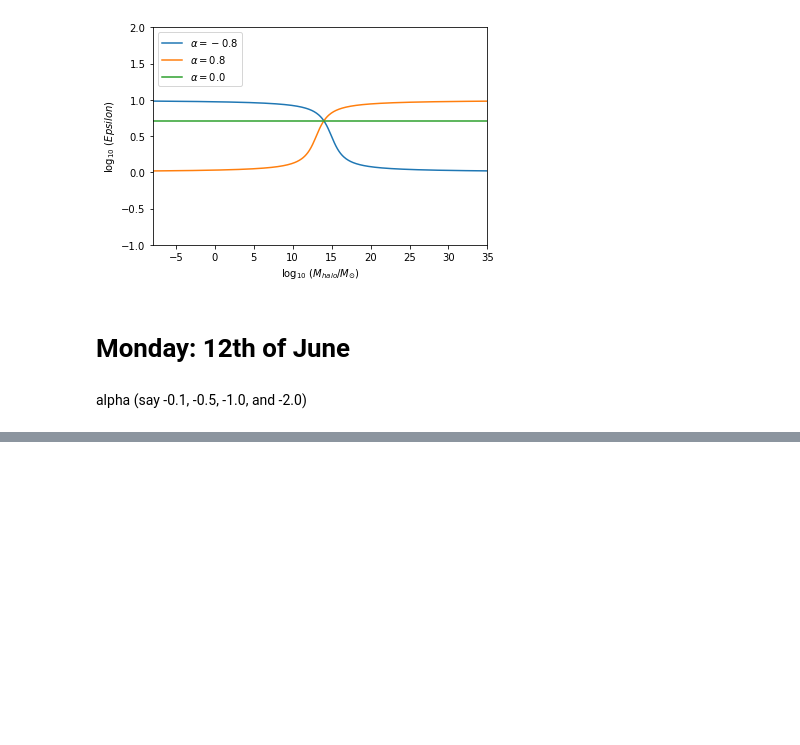
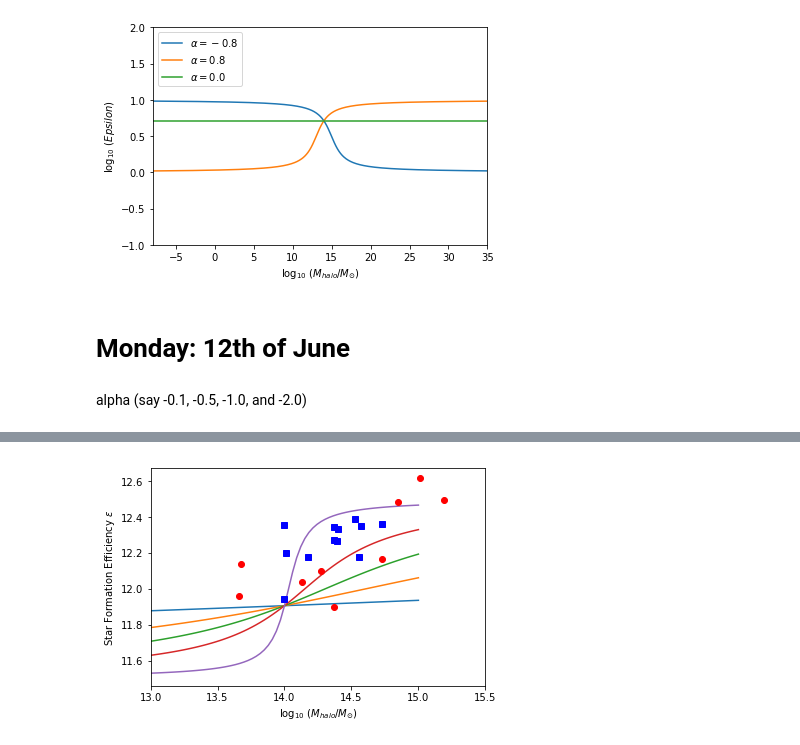
Before and after one commit to moustakas/siena-astrophysics, a Jupyter notebook: summer2017/ghadeer/jojoS2017.ipynb, the cells around one changed output, grey strips where cells are left out. Drawn from its saved outputs; the diff is of its cells as text; code cells hidden in the pictures; blank space fills up the shorter version.

```diff
--- a/summer2017/ghadeer/jojoS2017.ipynb
+++ b/summer2017/ghadeer/jojoS2017.ipynb
@@ -607,0 +678,33 @@ efficiency_plot(logMhalo, alpha, epsilon0=0.5)
+# %%
+def getlogEpsilon(logMhalo, epsilon0=0.1, alpha=0.1, Mscale=1E14):
+    logEpsilon = np.arctan(np.log10(epsilon0) + alpha * logMhalo - alpha * np.log10(Mscale))/np.pi + 24/2
+    return logEpsilon
+# %%
+alpha = np.array([0.1, 0.5, 1.0, 2.0, 10])
+# %%
+M500_K = (np.array([15.6, 10.3, 7, 5.34, 2.35, 1.86, 1.34, 0.46, 0.47])*1e14)
+MBCG_K = (np.array([3.12, 4.14, 3.06, 1.47, 0.79, 1.26, 1.09, 0.91, 1.38])*1e12)
+
+M500_G = (np.array([2.35, 5.37, 0.99, 3.6, 3.73, 1.03, 0.99, 3.37, 2.36, 2.51, 2.47, 1.51])*1e14)
+LBCG_ICL_G = (np.array([0.84, 0.87, 0.33, 0.57, 0.85, 0.60, 0.86, 0.93, 0.71, 0.81, 0.7, 0.57])*2.65*1e12)
+# %%
+def efficiency_plot(logMhalo, alpha, epsilon0):
+    fig, ax = plt.subplots()
+    for ee in alpha:
+        ax.plot(logMhalo, getlogEpsilon(logMhalo, alpha=ee, epsilon0=epsilon0), label=r'$\alpha = {:.1f}$'.format(ee))
+
+    ax.plot(np.log10(M500_K), np.log10(MBCG_K),'ro', label="Kravtsov+  14")
+    ax.plot(np.log10(M500_G), np.log10(LBCG_ICL_G),'bs', label="Gonzalez+  13")
+    #ax.legend(loc='lower left')
+    ax.set_xlabel(r'$\log_{10}\ (M_{halo} / M_{\odot})$')
+    ax.set_ylabel(r'Star Formation Efficiency $\epsilon$')
+    #ax.set_xlim(11.5, 15.5)
+    #ax.set_ylim(0, 1)
+
+    ax.set_xlim(13, 15.5)
+    #ax.set_ylim(11, 13)
+    #ax.set_title(r'$\epsilon0 = {:.0}$'.format(epsilon0))
+# %%
+efficiency_plot(logMhalo, alpha, epsilon0=0.5)
+# %% [output]
+[figure, added]
```
Also changed, not shown: parts of 16 cells of this notebook, 1 other file.
